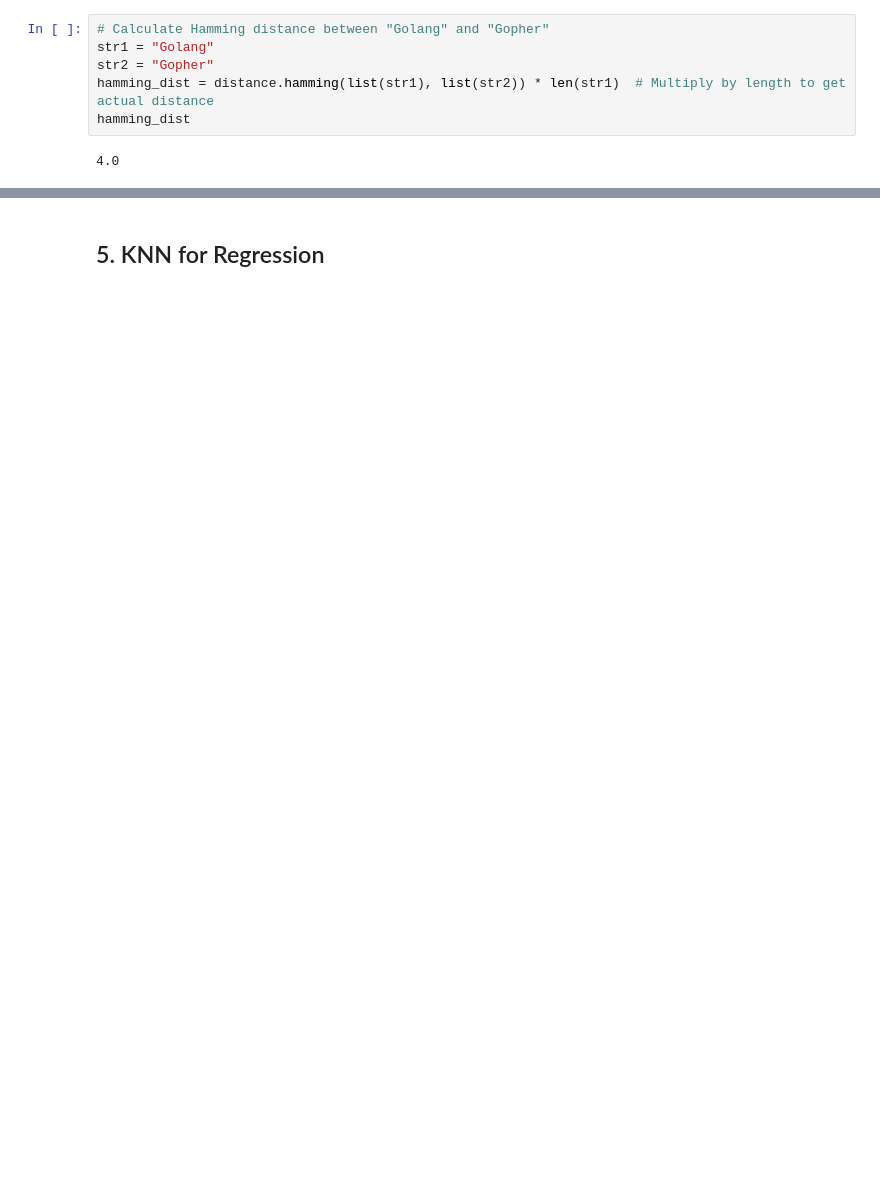
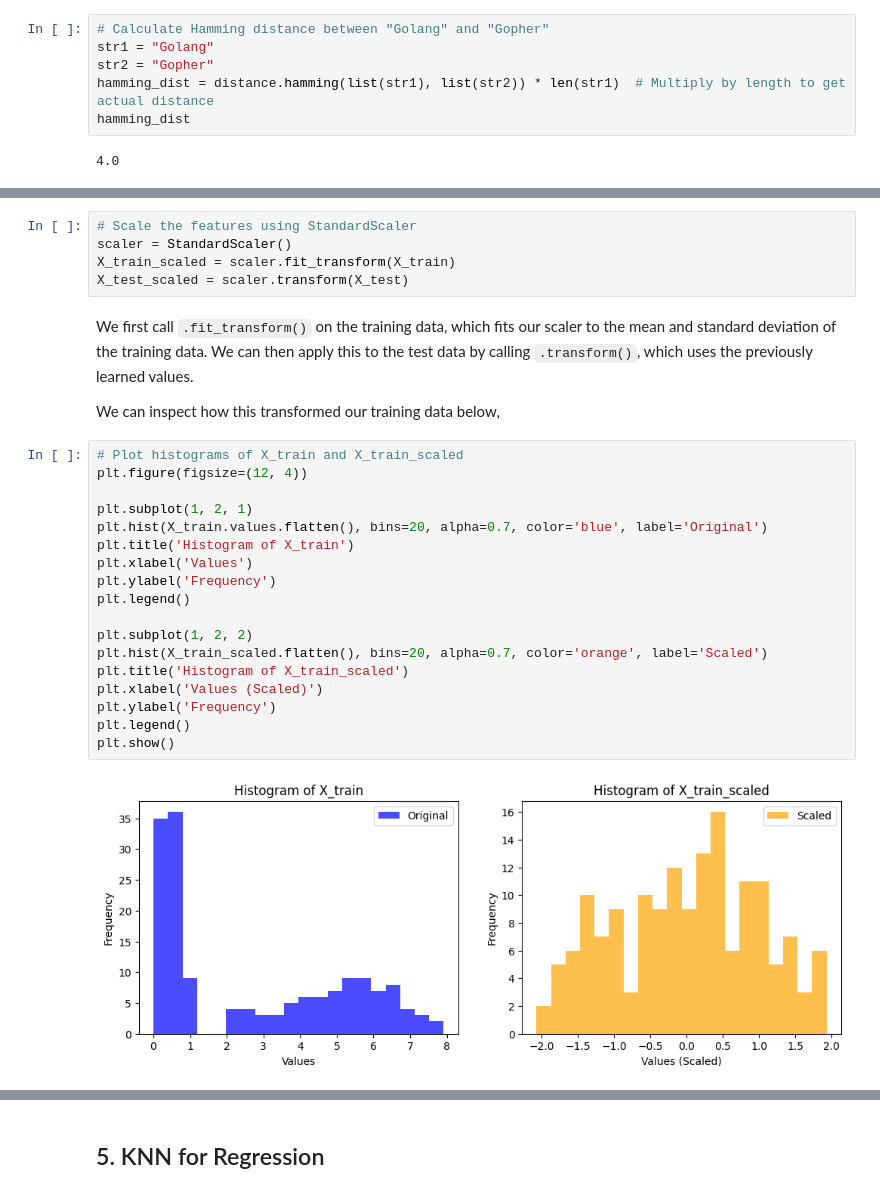
Before and after one commit to themarisolhernandez/ds-review-lessons, a Jupyter notebook: 11-k-nearest-neighbors.ipynb, the cells around one changed output, grey strips where cells are left out. Drawn from its saved outputs; the diff is of its cells as text; blank space fills up the shorter version.

```diff
--- a/11-k-nearest-neighbors.ipynb
+++ b/11-k-nearest-neighbors.ipynb
@@ -373,0 +527,29 @@ hamming_dist
+# %%
+# Scale the features using StandardScaler
+scaler = StandardScaler()
+X_train_scaled = scaler.fit_transform(X_train)
+X_test_scaled = scaler.transform(X_test)
+# %% [markdown]
+We first call `.fit_transform()` on the training data, which fits our scaler to the mean and standard deviation of the training data. We can then apply this to the test data by calling `.transform()`, which uses the previously learned values.
+
+We can inspect how this transformed our training data below,
+# %%
+# Plot histograms of X_train and X_train_scaled
+plt.figure(figsize=(12, 4))
+
+plt.subplot(1, 2, 1)
+plt.hist(X_train.values.flatten(), bins=20, alpha=0.7, color='blue', label='Original')
+plt.title('Histogram of X_train')
+plt.xlabel('Values')
+plt.ylabel('Frequency')
+plt.legend()
+
+plt.subplot(1, 2, 2)
+plt.hist(X_train_scaled.flatten(), bins=20, alpha=0.7, color='orange', label='Scaled')
+plt.title('Histogram of X_train_scaled')
+plt.xlabel('Values (Scaled)')
+plt.ylabel('Frequency')
+plt.legend()
+plt.show()
+# %% [output]
+[figure, added]
```
Also changed, not shown: parts of 29 cells of this notebook.
